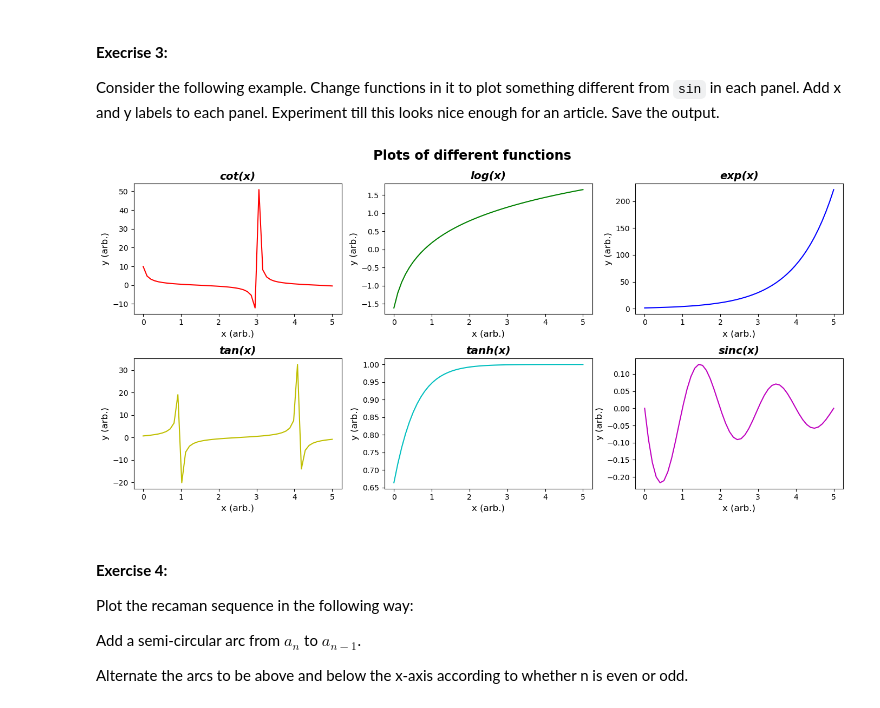
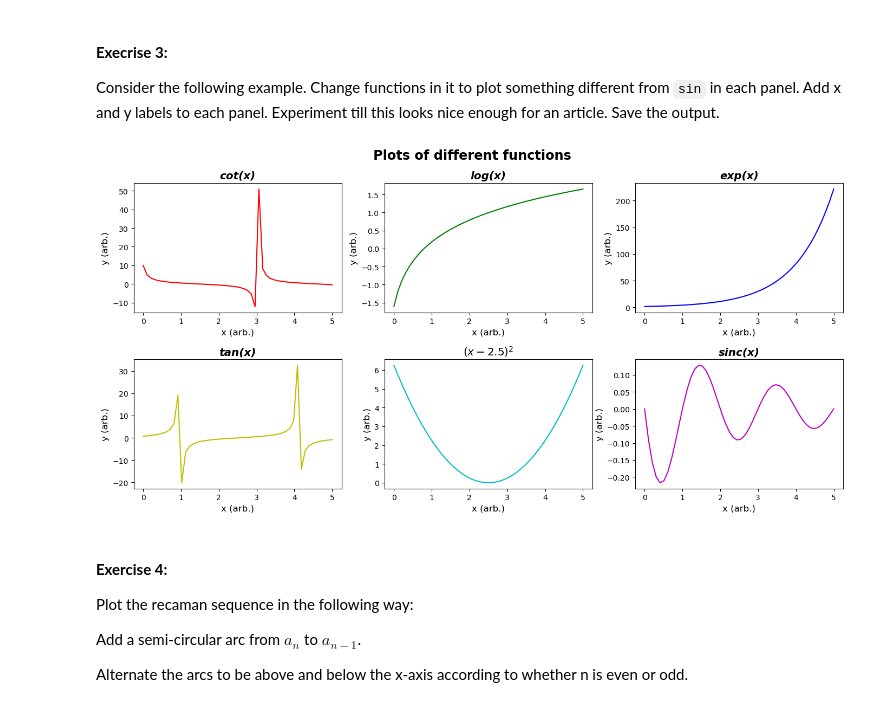
Before and after one commit to loerllemit/ScientificPython_diploma24, a Jupyter notebook: Exercises2-3.ipynb, the cells around one changed output. Cells and saved outputs as stored; diff of their text form; code cells hidden in the pictures.

```diff
--- a/Exercises2-3.ipynb
+++ b/Exercises2-3.ipynb
@@ -68,7 +71,7 @@ y1 = 1/np.tan(x + 0.1)
 y2 = np.log(x + 0.2)
 y3 = np.exp(x + 0.4)
 y4 = np.tan(x + 0.6)
-y5 = np.tanh(x + 0.8)
+y5 = (x-2.5)**2
 y6 = np.sinc(x + 1)
 
 # now we decide the actual figure size in inches
@@ -89,35 +92,35 @@ plt.title(r'log(x)',fontsize = 'x-large',fontstyle='italic',fontweight='bold')
 plt.ylabel('y (arb.)',fontsize = 'large',fontstyle='normal',fontweight = 'medium')
 plt.xlabel('x (arb.)',fontsize = 'large',fontstyle='normal',fontweight = 'medium')
 plt.plot(x,y2,color='g')
 
 plt.subplot(233)
 plt.title(r'exp(x)',fontsize = 'x-large',fontstyle='italic',fontweight='bold')
 plt.ylabel('y (arb.)',fontsize = 'large',fontstyle='normal',fontweight = 'medium')
 plt.xlabel('x (arb.)',fontsize = 'large',fontstyle='normal',fontweight = 'medium')
 plt.plot(x,y3,color='b')
 
 plt.subplot(234)
 plt.title(r'tan(x)',fontsize = 'x-large',fontstyle='italic',fontweight='bold')
 plt.ylabel('y (arb.)',fontsize = 'large',fontstyle='normal',fontweight = 'medium')
 plt.xlabel('x (arb.)',fontsize = 'large',fontstyle='normal',fontweight = 'medium')
 plt.plot(x,y4,color='y')
 
 plt.subplot(235)
-plt.title(r'tanh(x)',fontsize = 'x-large',fontstyle='italic',fontweight='bold')
+plt.title('$(x-2.5)^2$',fontsize = 'x-large',fontstyle='italic',fontweight='bold')
 plt.ylabel('y (arb.)',fontsize = 'large',fontstyle='normal',fontweight = 'medium')
 plt.xlabel('x (arb.)',fontsize = 'large',fontstyle='normal',fontweight = 'medium')
 plt.plot(x,y5,color='c')
 
 plt.subplot(236)
 plt.title(r'sinc(x)',fontsize = 'x-large',fontstyle='italic',fontweight='bold')
 plt.ylabel('y (arb.)',fontsize = 'large',fontstyle='normal',fontweight = 'medium')
 plt.xlabel('x (arb.)',fontsize = 'large',fontstyle='normal',fontweight = 'medium')
 plt.plot(x,y6,color='m')
 # removed extra white space
 plt.tight_layout()
 #plt.show()
 # %% [output]
-[figure, old version]
+[figure, new version]
 # %% [markdown]
 #### **Exercise 4:**
 Plot the recaman sequence in the following way:
```
Also changed, not shown: parts of 3 cells of this notebook, 18 other files.
